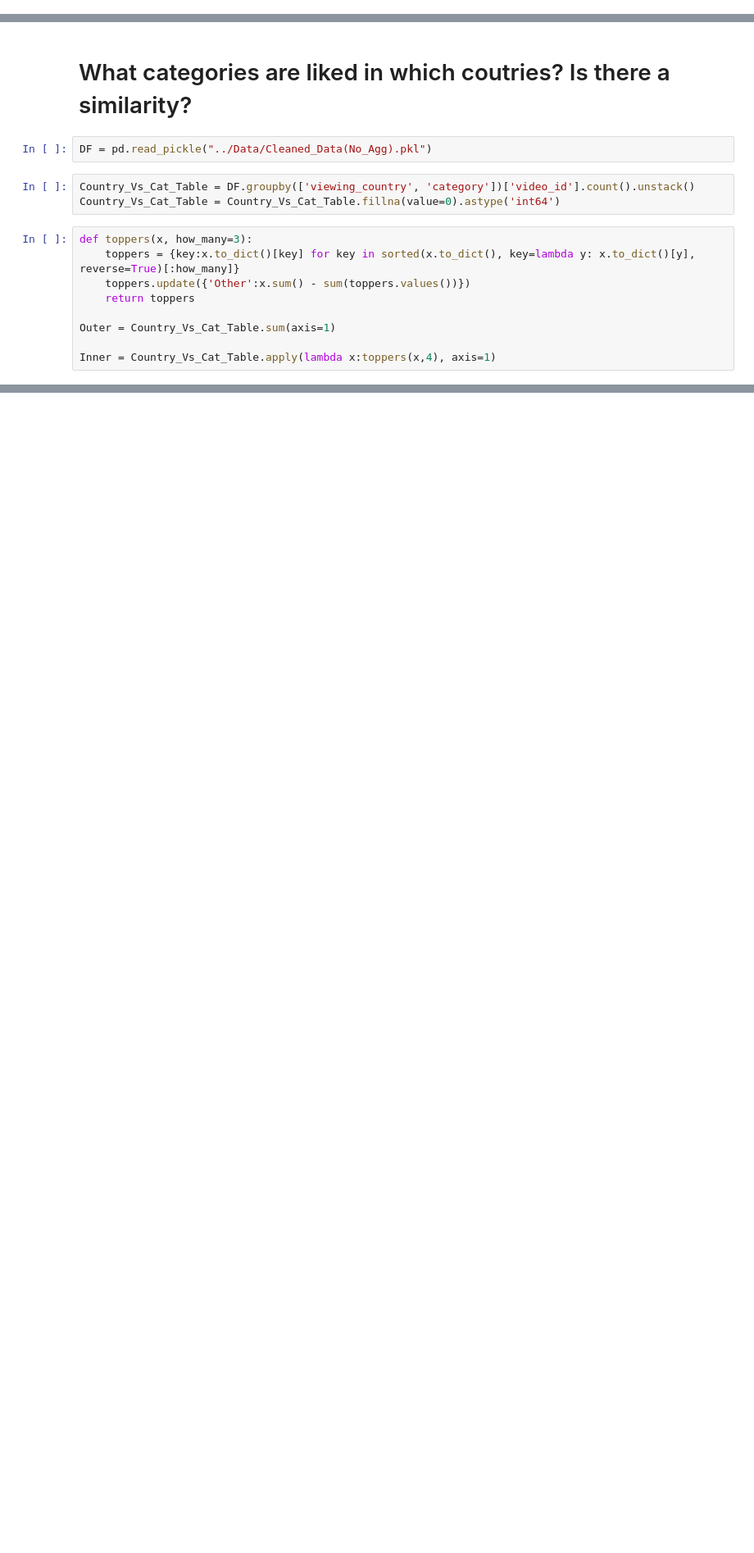
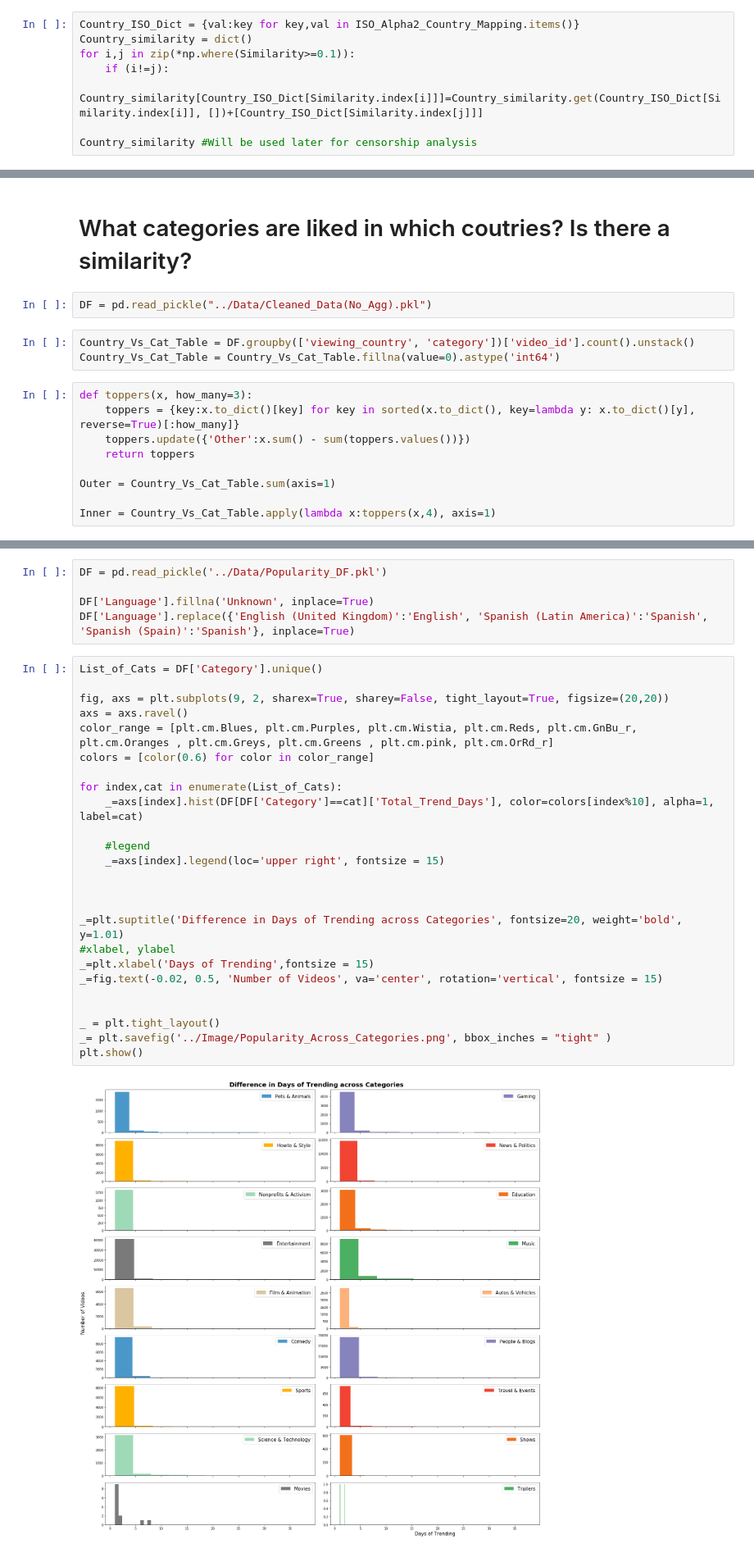
Before and after one commit to bnarath/YouTube_Trending, a Jupyter notebook: youtube-trending/Code/Language_Country_Category_Questions.ipynb, the cells around one changed output, grey strips where cells are left out. Shown at 82% size. Drawn from its saved outputs; the diff is of its cells as text; blank space fills up the shorter version.

```diff
--- a/youtube-trending/Code/Language_Country_Category_Questions.ipynb
+++ b/youtube-trending/Code/Language_Country_Category_Questions.ipynb
@@ -209,0 +251,8 @@ _=plt.show()
+# %%
+Country_ISO_Dict = {val:key for key,val in ISO_Alpha2_Country_Mapping.items()}
+Country_similarity = dict()
+for i,j in zip(*np.where(Similarity>=0.1)):
+    if (i!=j):
+        Country_similarity[Country_ISO_Dict[Similarity.index[i]]]=Country_similarity.get(Country_ISO_Dict[Similarity.index[i]], [])+[Country_ISO_Dict[Similarity.index[j]]]
+
+Country_similarity #Will be used later for censorship analysis
@@ -294,0 +396,32 @@ _=plt.show()
+# %%
+DF = pd.read_pickle('../Data/Popularity_DF.pkl')
+
+DF['Language'].fillna('Unknown', inplace=True)
+DF['Language'].replace({'English (United Kingdom)':'English', 'Spanish (Latin America)':'Spanish', 'Spanish (Spain)':'Spanish'}, inplace=True)
+# %%
+List_of_Cats = DF['Category'].unique()
+
+fig, axs = plt.subplots(9, 2, sharex=True, sharey=False, tight_layout=True, figsize=(20,20))
+axs = axs.ravel()
+color_range = [plt.cm.Blues, plt.cm.Purples, plt.cm.Wistia, plt.cm.Reds, plt.cm.GnBu_r, plt.cm.Oranges , plt.cm.Greys, plt.cm.Greens , plt.cm.pink, plt.cm.OrRd_r]
+colors = [color(0.6) for color in color_range]
+
+for index,cat in enumerate(List_of_Cats):
+    _=axs[index].hist(DF[DF['Category']==cat]['Total_Trend_Days'], color=colors[index%10], alpha=1, label=cat)
+
+    #legend
+    _=axs[index].legend(loc='upper right', fontsize = 15)
+
+
+
+_=plt.suptitle('Difference in Days of Trending across Categories', fontsize=20, weight='bold', y=1.01)
+#xlabel, ylabel
+_=plt.xlabel('Days of Trending',fontsize = 15)
+_=fig.text(-0.02, 0.5, 'Number of Videos', va='center', rotation='vertical', fontsize = 15)
+
+
+_ = plt.tight_layout()
+_= plt.savefig('../Image/Popularity_Across_Categories.png', bbox_inches = "tight" )
+plt.show()
+# %% [output]
+[figure, added]
```
Also changed, not shown: parts of 41 cells of this notebook, 13 other files.
